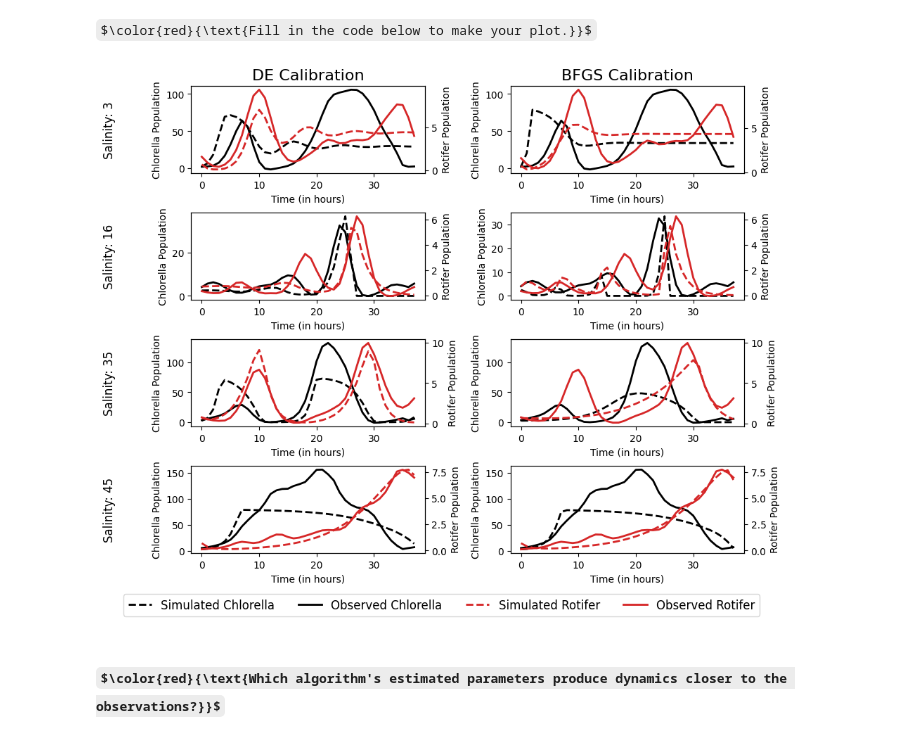
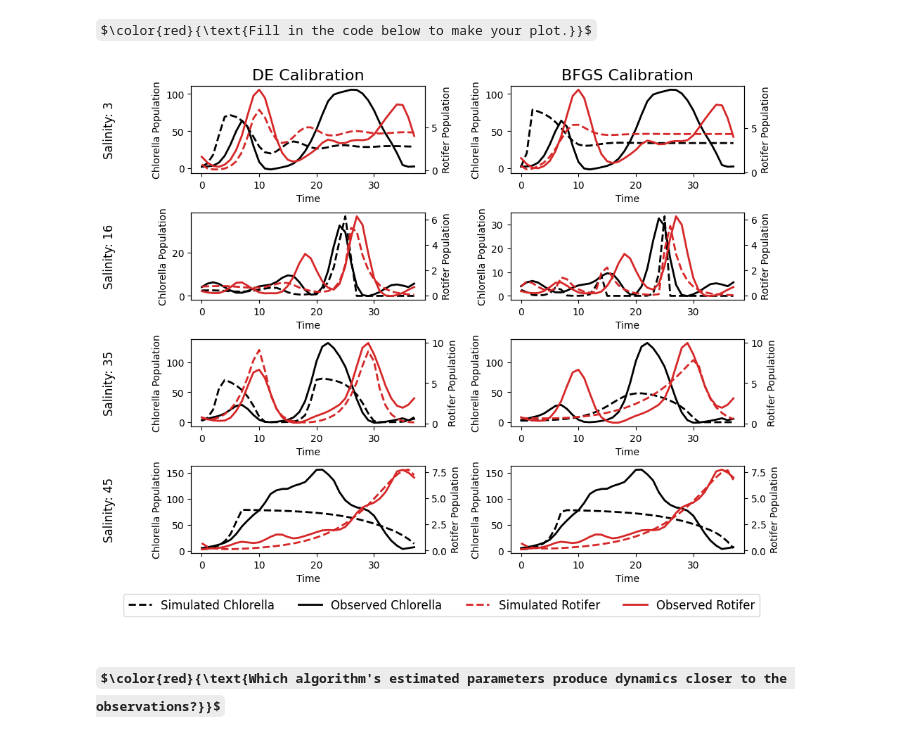
Before and after one commit to Wollmyth/HW_CE6215, a Jupyter notebook: Homework2_template.ipynb, the cells around one changed output. Cells and saved outputs as stored; diff of their text form; code cells hidden in the pictures; some formulas as TeX source.

```diff
--- a/Homework2_template.ipynb
+++ b/Homework2_template.ipynb
@@ -339,35 +339,35 @@ for salinity in dic_dfs.keys():
         # plot simulated and observed populations
         ax[i,j].plot(time, C_sim, c="black", linestyle="dashed", linewidth=2, label="Simulated Chlorella")
         ax[i,j].plot(df_obs.index, df_obs['C'], c="black", linestyle="solid", linewidth=2, label="Observed Chlorella")
-        ax[i,j].set_xlabel("Time (in hours)")
+        ax[i,j].set_xlabel("Time")
         ax[i,j].set_ylabel("Chlorella Population", c="black")
 
         ax2 = ax[i,j].twinx()
         ax2.plot(time, R_sim, c="tab:red", linestyle="dashed", linewidth=2, label="Simulated Rotifer")
         ax2.plot(df_obs.index, df_obs['R'], c="tab:red", linestyle="solid", linewidth=2, label="Observed Rotifer")
         ax2.set_ylabel("Rotifer Population", c="black")
 
 
         if i == 0:
             if j == 0:
                 ax[i,j].set_title("DE Calibration",fontsize=16)
             else:
                 ax[i,j].set_title("BFGS Calibration", fontsize=16)
         if j == 0:
             ax[i,j].annotate(f"Salinity: {salinity}", xy=(-0.35, 0.5), xycoords='axes fraction',
                               fontsize=12, rotation=90, ha='center', va='center')
     i += 1
 
 # add a legend to the figure
 handles1, labels1 = ax[0,0].get_legend_handles_labels()
 handles2, labels2 = ax2.get_legend_handles_labels()
 handles, labels = handles1 + handles2, labels1 + labels2
 fig.tight_layout()
 fig.subplots_adjust(bottom=0.12)
 fig.legend(handles, labels, fontsize=12, loc='lower center', ncol=4)
 fig.show()
 # %% [output]
-[figure, old version]
+[figure, new version]
 # %% [markdown]
 ### $\color{red}{\text{Which algorithm's estimated parameters produce dynamics closer to the observations?}}$
 # %% [markdown]
```
Also changed, not shown: parts of 2 cells of this notebook.
